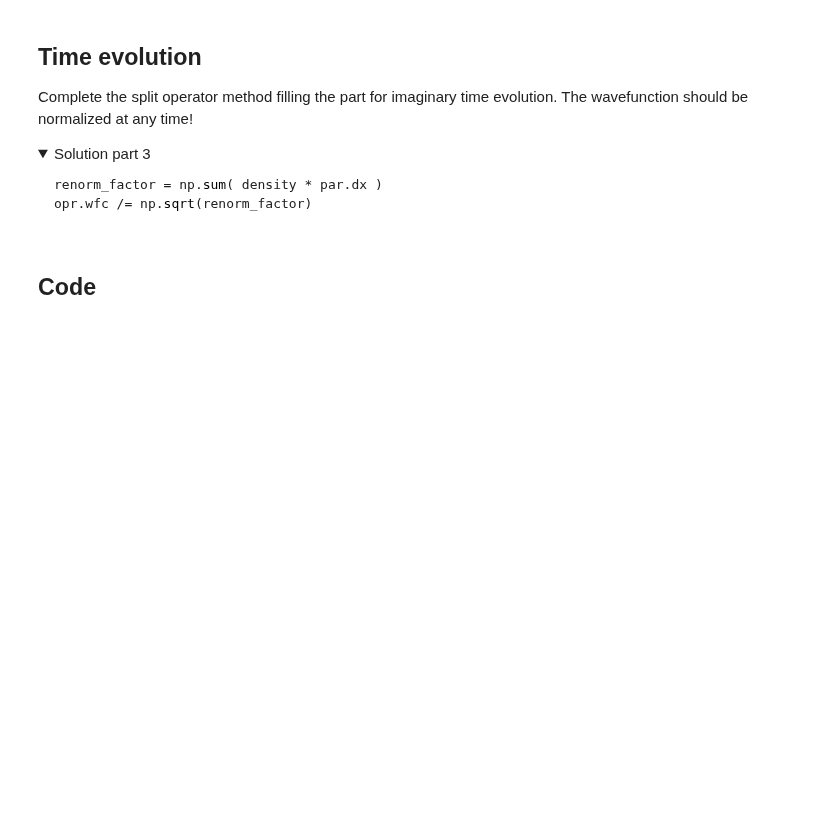
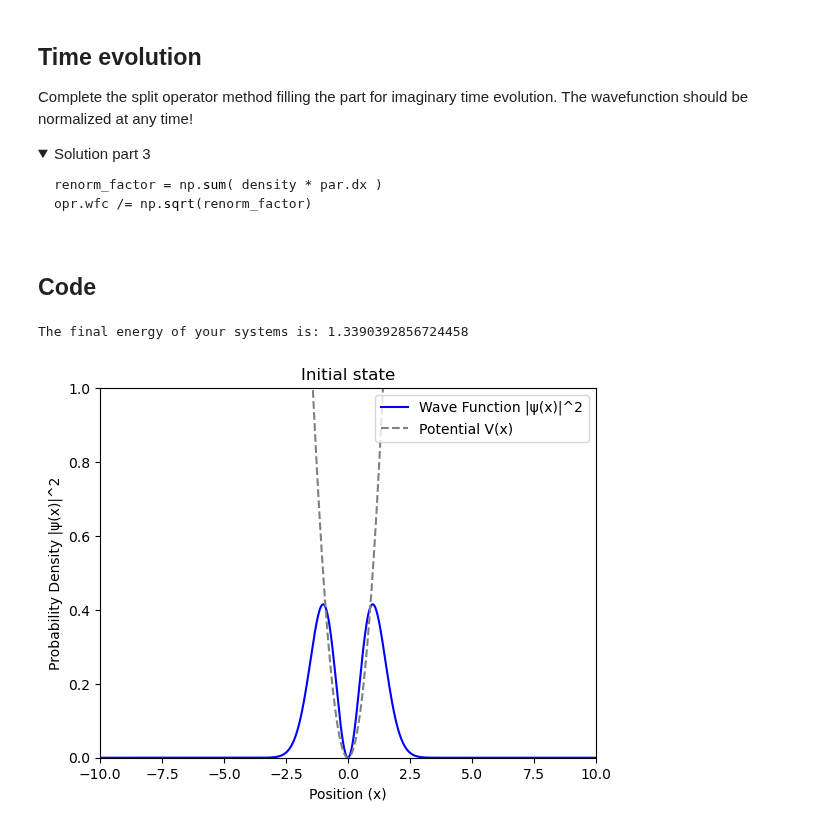
Before and after one commit to sdracia/QIC, a Jupyter notebook: 05_Assignement/tdse.ipynb, the cells around one changed output. Drawn from its saved outputs; the diff is of its cells as text; code cells hidden in the pictures; folded sections open; blank space fills up the shorter version.

```diff
--- a/05_Assignement/tdse.ipynb
+++ b/05_Assignement/tdse.ipynb
@@ -397,4 +74,41 @@ if custom_wfc is not None:
+# %%
+N = 1000    # Number of intervals between -L and L
+L = 10
+dt = 0.00025
+t_steps = 2000
+omega = 1
+
+params = fu.Param(xmax=L, num_x=N, dt=dt, timesteps=t_steps, im_time=True)
+
+
+# WAVE FUNCTION INITIALIZATION
+
+custom_wfc = np.zeros(N, dtype=complex)
+
+# I initialize the wavefunction to the ground state (n=0)
+# And centered in 0
+wfcoffset=0     # W.f. offset --> it's x - x_0
+n=0             # Order of the Hermite Polynomial --> correspond to the ground state
+
+custom_wfc += anso.stationary_state(params.x , omega, n=1).astype(complex)
+
+# I perform the initialization and the time evolution
+res, opr, pot_evol = fu.init_and_splitop(params, omega, custom_wfc)
 # %%
-
-
-print(f"The final energy of your systems is: {calculate_energy(params, ops)}")
+print(f"The final energy of your systems is: {fu.calculate_energy(params, opr)}")
+# %% [output]
+The final energy of your systems is: 1.3390392856724458
+# %%
+fig, ax = plt.subplots()
+ax.set_xlim(-10, 10)
+ax.set_ylim(0, 1)
+ax.set_xlabel("Position (x)")
+ax.set_ylabel("Probability Density |ψ(x)|^2")
+ax.set_title("Initial state")
+ax.plot(params.x, res[0, 0, :], label="Wave Function |ψ(x)|^2", color='blue')
+ax.plot(params.x, pot_evol[0, 0, :], label="Potential V(x)", color='gray', linestyle='--')
+ax.legend(loc="upper right")
+
+plt.show()
+# %% [output]
+[figure, added]
```
Also changed, not shown: parts of 9 cells of this notebook, 6 other files.
